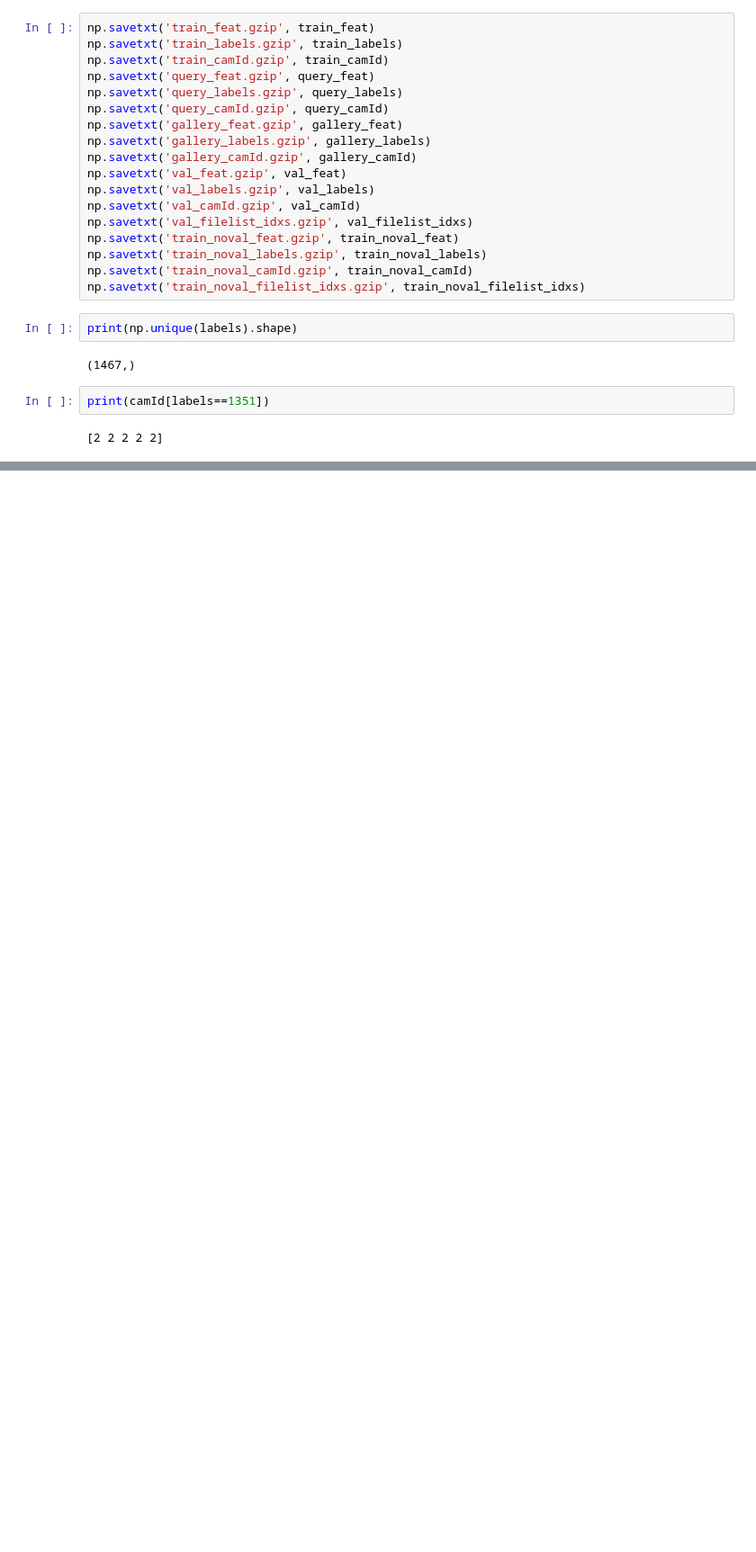
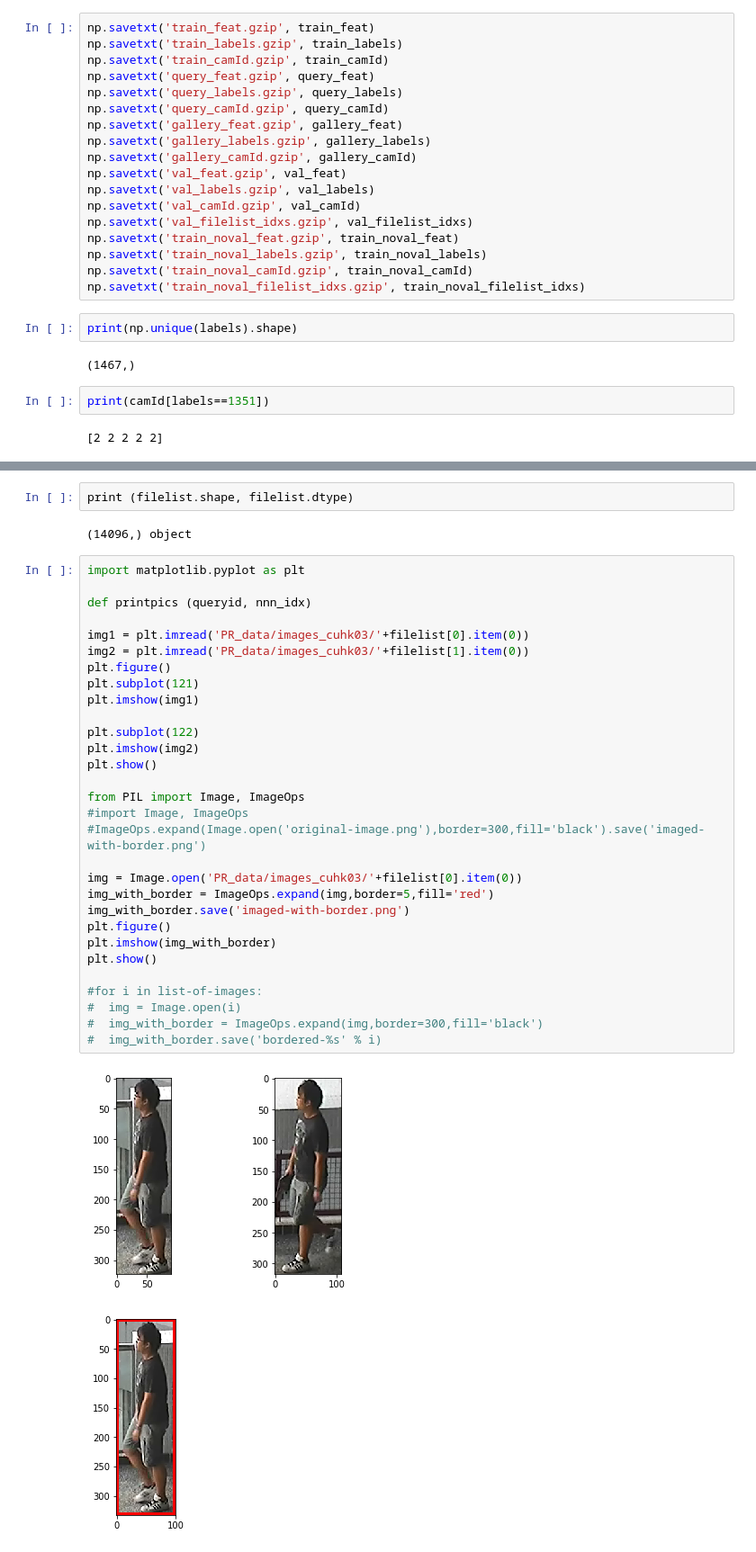
Before and after one commit to Karcsi127/pattrec2, a Jupyter notebook: Data preparation.ipynb, the cells around one changed output, grey strips where cells are left out. Shown: that part at 90% size. Cells and saved outputs as stored; diff of their text form; blank space fills up the shorter version.

```diff
--- a/Data preparation.ipynb
+++ b/Data preparation.ipynb
@@ -124,0 +133,37 @@ print(camId[labels==1351])
+# %%
+print (filelist.shape, filelist.dtype)
+# %% [output]
+(14096,) object
+# %%
+import matplotlib.pyplot as plt
+
+def printpics (queryid, nnn_idx)
+
+img1 = plt.imread('PR_data/images_cuhk03/'+filelist[0].item(0))
+img2 = plt.imread('PR_data/images_cuhk03/'+filelist[1].item(0))
+plt.figure()
+plt.subplot(121)
+plt.imshow(img1)
+
+plt.subplot(122)
+plt.imshow(img2)
+plt.show()
+
+from PIL import Image, ImageOps
+#import Image, ImageOps
+#ImageOps.expand(Image.open('original-image.png'),border=300,fill='black').save('imaged-with-border.png')
+
+img = Image.open('PR_data/images_cuhk03/'+filelist[0].item(0))
+img_with_border = ImageOps.expand(img,border=5,fill='red')
+img_with_border.save('imaged-with-border.png')
+plt.figure()
+plt.imshow(img_with_border)
+plt.show()
+
+#for i in list-of-images:
+#  img = Image.open(i)
+#  img_with_border = ImageOps.expand(img,border=300,fill='black')
+#  img_with_border.save('bordered-%s' % i)
+# %% [output]
+[figure, added]
+[figure, added]
```
Also changed, not shown: parts of 3 cells of this notebook, 5 other files.
